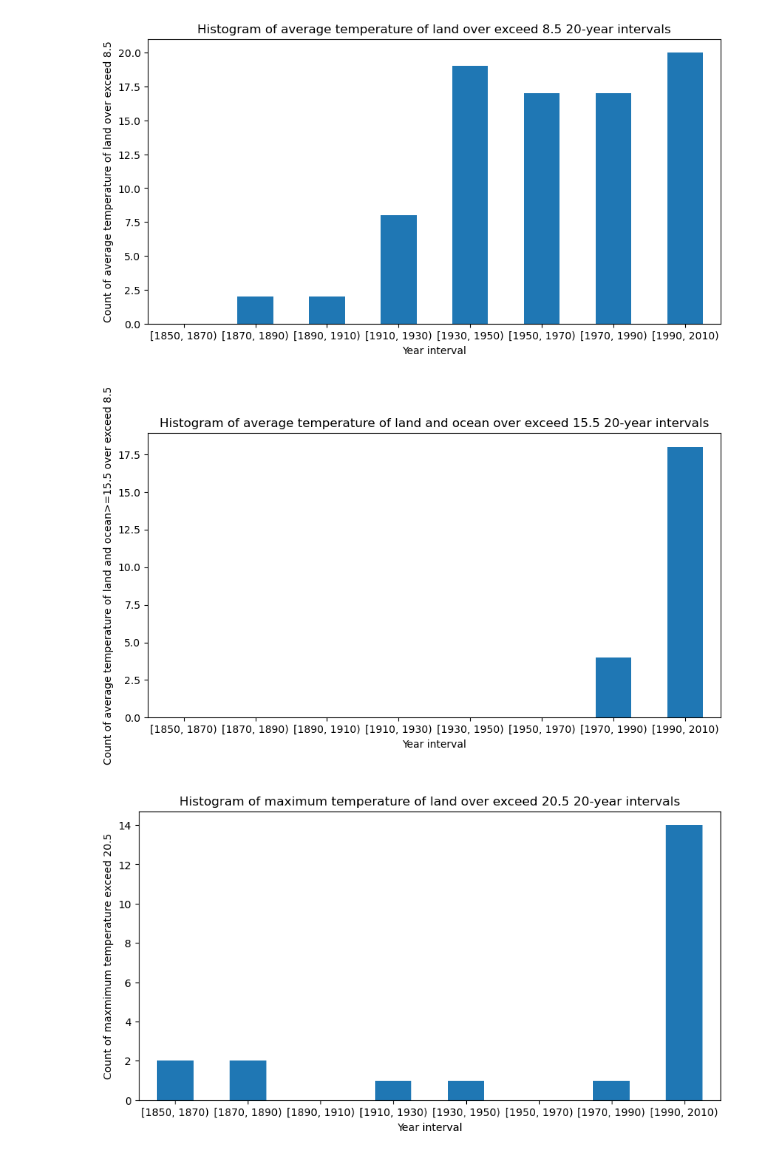
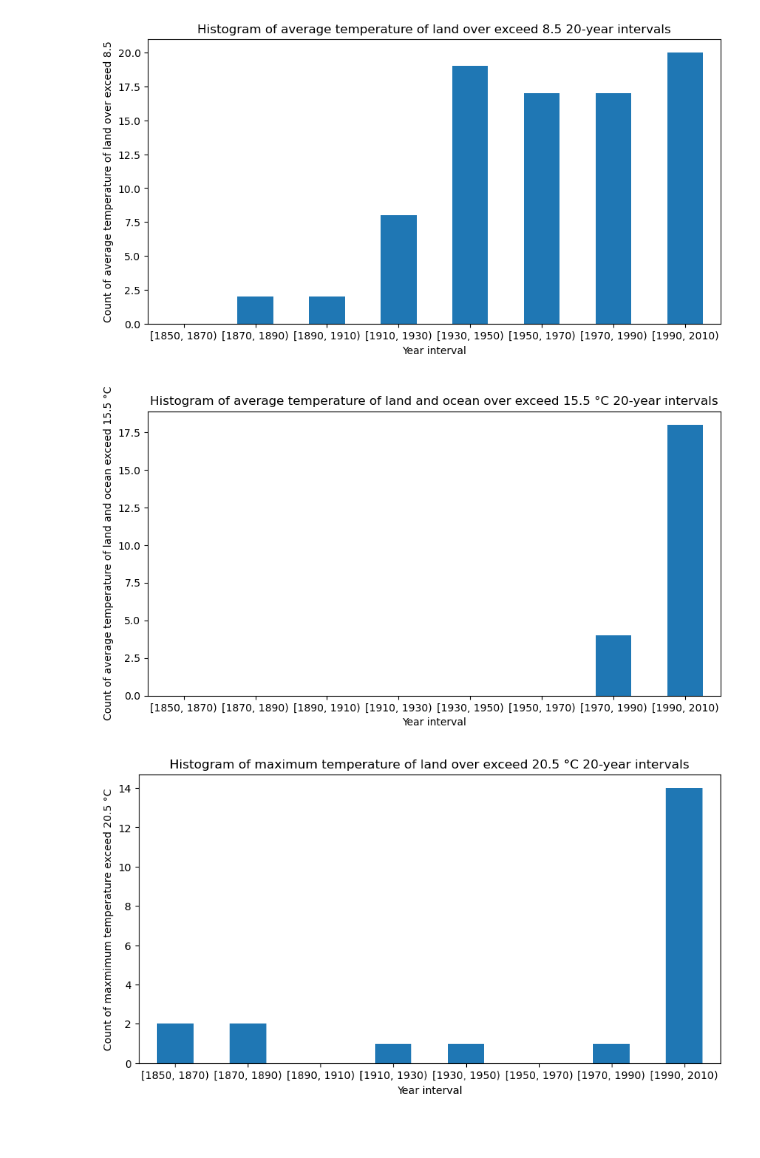
Before and after one commit to XinyangNick/ECO225-Project-1, a Jupyter notebook: Project One Xinyang.ipynb, the cells around one changed output. Saved outputs shown, nothing was run; the diff lists cells and outputs as text; code cells hidden in the pictures; blank space fills up the shorter version.

```diff
--- a/Project One Xinyang.ipynb
+++ b/Project One Xinyang.ipynb
@@ -688,18 +696,18 @@ plt.show()
 # %%
 df = YearAverageGlobal
 
 
 df['Year_bin'] = pd.cut(df.index, bins=range(1850, 2015, 20), right=False)
 binned_data = df.groupby('Year_bin')['LandOcean>=15.5'].sum()
 
 plt.figure(figsize=(10,5))
 binned_data.plot.bar(x='Year_bin', y='LandOcean>=15.5', rot=0)
 plt.xlabel('Year interval')
-plt.ylabel('Count of average temperature of land and ocean>=15.5 over exceed 8.5')
-plt.title('Histogram of average temperature of land and ocean over exceed 15.5 20-year intervals')
+plt.ylabel('Count of average temperature of land and ocean exceed 15.5 °C')
+plt.title('Histogram of average temperature of land and ocean over exceed 15.5 °C 20-year intervals')
 plt.show()
 # %% [output]
-[figure, old version]
+[figure, new version]
 # %%
 df = YearMaxGlobal
 
@@ -709,11 +717,11 @@ binned_data = df.groupby('Year_bin')['Land>=20.5'].sum()
 plt.figure(figsize=(10,5))
 binned_data.plot.bar(x='Year_bin', y='Land>=20.5', rot=0)
 plt.xlabel('Year interval')
-plt.ylabel('Count of maxmimum temperature exceed 20.5')
-plt.title('Histogram of maximum temperature of land over exceed 20.5 20-year intervals')
+plt.ylabel('Count of maxmimum temperature exceed 20.5 °C')
+plt.title('Histogram of maximum temperature of land over exceed 20.5 °C 20-year intervals')
 plt.show()
 # %% [output]
-[figure, old version]
+[figure, new version]
 # %%
 df = YearMaxGlobal
 
```
Also changed, not shown: parts of 12 cells of this notebook.
